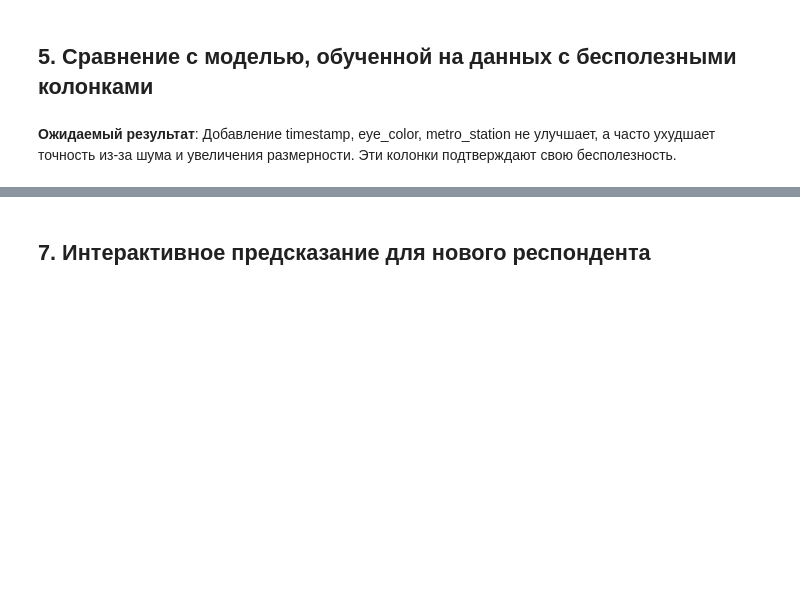
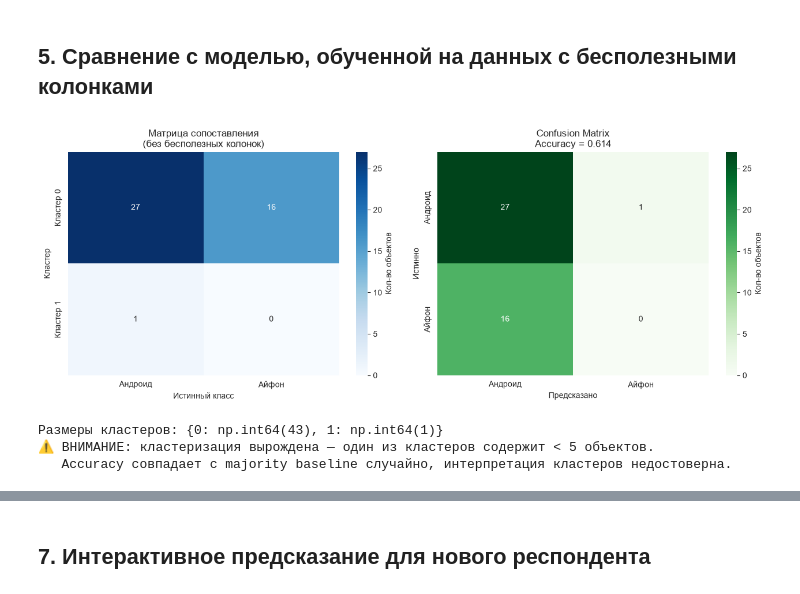
Before and after one commit to BABS00N/Intellectual_Systems_and_Technologies, a Jupyter notebook: practice_1/pr1.ipynb, the cells around one changed output, grey strips where cells are left out. Drawn from its saved outputs; the diff is of its cells as text; code cells hidden in the pictures; blank space fills up the shorter version.

```diff
--- a/practice_1/pr1.ipynb
+++ b/practice_1/pr1.ipynb
@@ -209,0 +202,14 @@ plt.show()
+# %%
+km_clean, labs_clean, cont_clean, c2l_clean, pred_clean = \
+    fit_kmeans_2(X_clean, y)
+
+print("Матрица сопоставления (строки — кластеры, столбцы — истина):")
+print("        [Андроид, Айфон]")
+print(cont_clean)
+print(f"\nСопоставление кластер → класс: {c2l_clean}")
+print(f"Размеры кластеров: "
+      f"{dict(zip(*np.unique(labs_clean, return_counts=True)))}")
+print(f"\nAccuracy: {accuracy_score(y, pred_clean):.3f}")
+print(f"F1 (класс 'Айфон'): "
+      f"{f1_score(y, pred_clean, pos_label=1, zero_division=0):.3f}")
+print(f"ARI: {adjusted_rand_score(y, labs_clean):.3f}")
@@ -235,2 +242,36 @@ print("Количество признаков С бесполезными ко
-# %% [markdown]
-**Ожидаемый результат**: Добавление timestamp, eye_color, metro_station не улучшает, а часто ухудшает точность из-за шума и увеличения размерности. Эти колонки подтверждают свою бесполезность.
+# %%
+fig, axes = plt.subplots(1, 2, figsize=(13, 5))
+
+sns.heatmap(cont_clean, annot=True, fmt='d', cmap='Blues',
+            xticklabels=['Андроид', 'Айфон'],
+            yticklabels=['Кластер 0', 'Кластер 1'],
+            ax=axes[0], cbar_kws={'label': 'Кол-во объектов'})
+axes[0].set_title('Матрица сопоставления\n(без бесполезных колонок)')
+axes[0].set_xlabel('Истинный класс')
+axes[0].set_ylabel('Кластер')
+
+cm_clean = confusion_matrix(y, pred_clean, labels=[0, 1])
+sns.heatmap(cm_clean, annot=True, fmt='d', cmap='Greens',
+            xticklabels=['Андроид', 'Айфон'],
+            yticklabels=['Андроид', 'Айфон'],
+            ax=axes[1], cbar_kws={'label': 'Кол-во объектов'})
+axes[1].set_title(f'Confusion Matrix\nAccuracy = '
+                  f'{accuracy_score(y, pred_clean):.3f}')
+axes[1].set_xlabel('Предсказано')
+axes[1].set_ylabel('Истинно')
+
+plt.tight_layout()
+plt.show()
+
+sizes = pd.Series(labs_clean).value_counts().sort_index()
+print(f"Размеры кластеров: {dict(sizes)}")
+if sizes.min() < 5:
+    print("⚠️ ВНИМАНИЕ: кластеризация вырождена — один из кластеров "
+          "содержит < 5 объектов.")
+    print("   Accuracy совпадает с majority baseline случайно, "
+          "интерпретация кластеров недостоверна.")
+# %% [output]
+[figure, added]
+Размеры кластеров: {0: np.int64(43), 1: np.int64(1)}
+⚠️ ВНИМАНИЕ: кластеризация вырождена — один из кластеров содержит < 5 объектов.
+   Accuracy совпадает с majority baseline случайно, интерпретация кластеров недостоверна.
```
Also changed, not shown: parts of 35 cells of this notebook.
